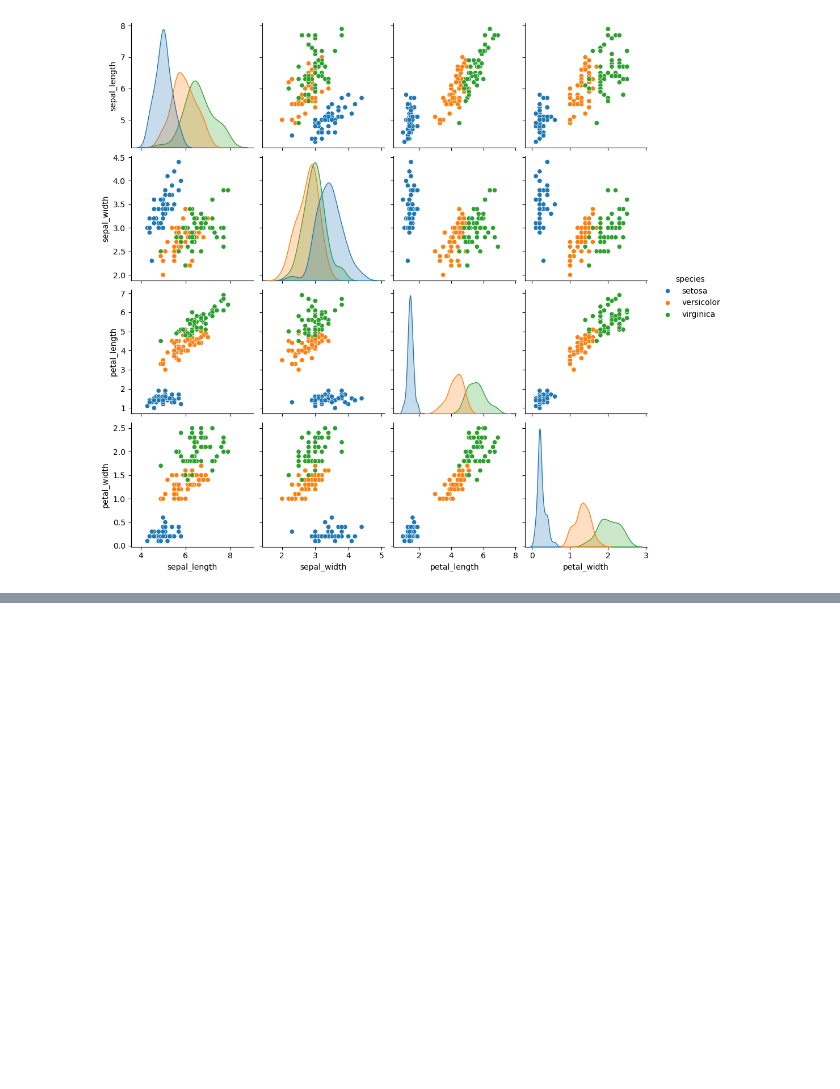
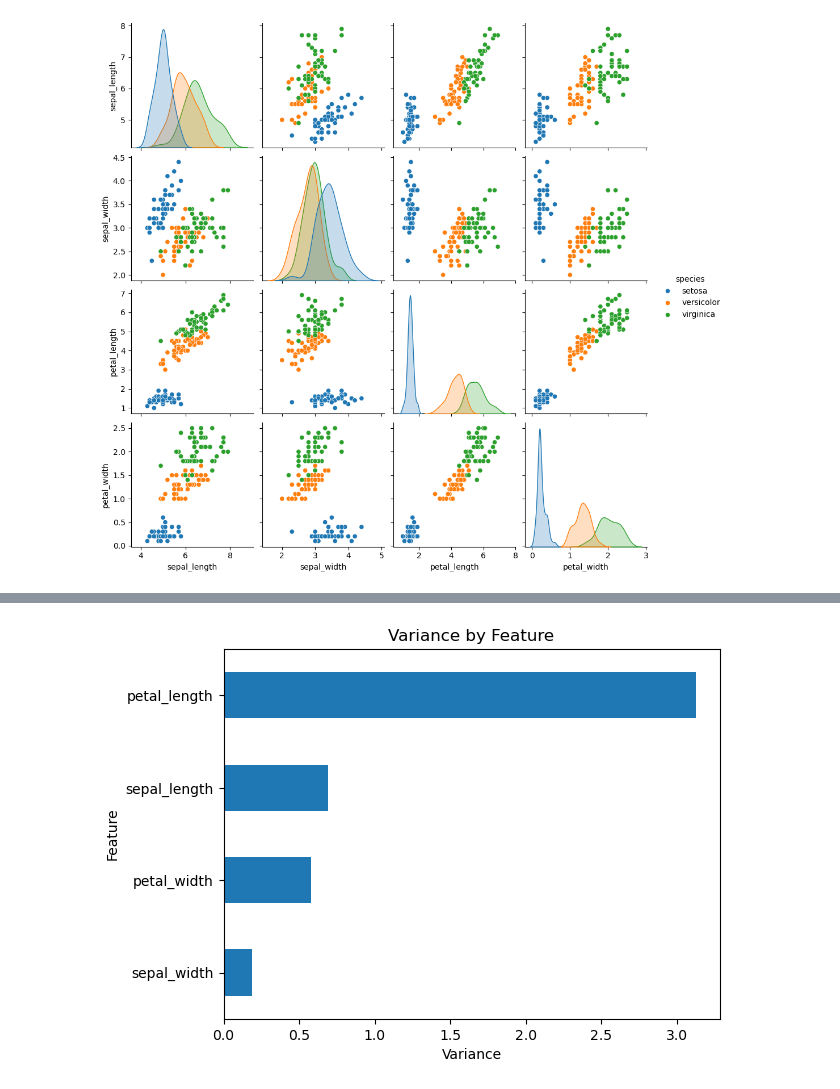
Before and after one commit to Mohammed-Hanan-Othman/datheon, a Jupyter notebook: task-1-iris/notebooks/iris-classification.ipynb, the cells around one changed output, grey strips where cells are left out. Drawn from its saved outputs; the diff is of its cells as text; code cells hidden in the pictures; blank space fills up the shorter version.

```diff
--- a/task-1-iris/notebooks/iris-classification.ipynb
+++ b/task-1-iris/notebooks/iris-classification.ipynb
@@ -153,2 +158,9 @@ We explore the correlation between length and width of sepal and evaluate their
 # %%
-# df_iris.corr(method='pearson')
+# Display variance
+df_iris.var(numeric_only=True).sort_values().plot(kind="barh")
+plt.ylabel("Feature")
+plt.xlabel("Variance")
+plt.title("Variance by Feature")
+plt.show()
+# %% [output]
+[figure, added]
```
Also changed, not shown: parts of 9 cells of this notebook.
